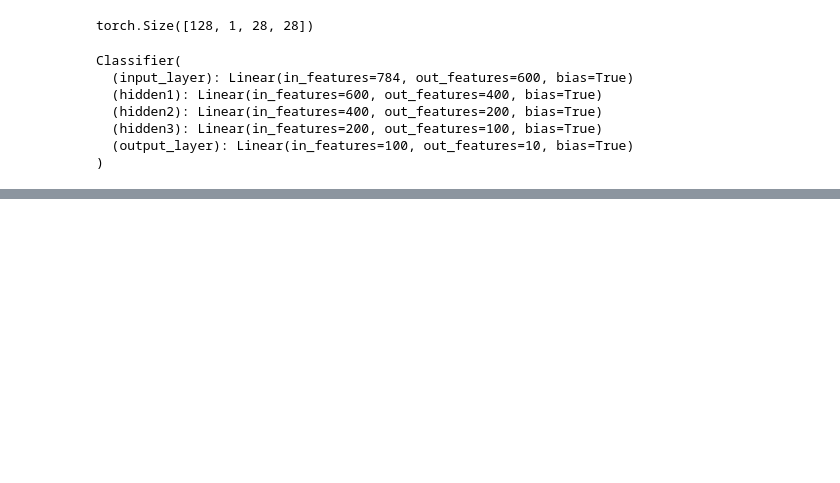
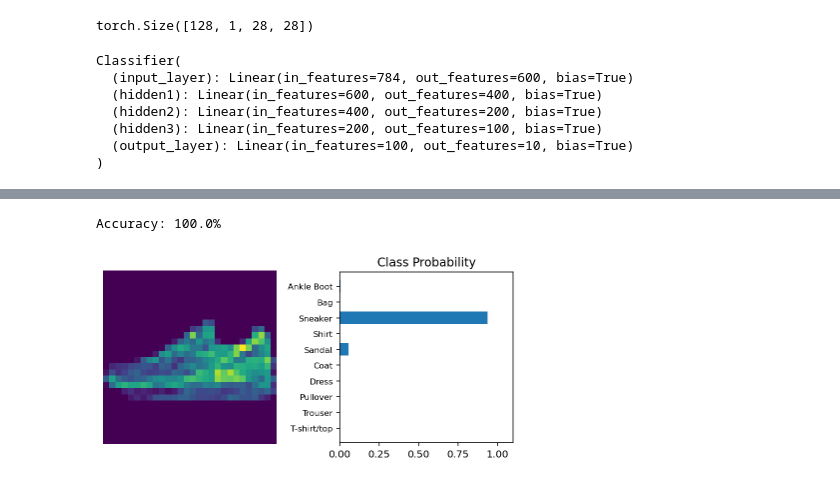
Before and after one commit to nagarjuna-de/Fashion-MNIST, a Jupyter notebook: jupyter_notebook/test.ipynb, the cells around one changed output, grey strips where cells are left out. Drawn from its saved outputs; the diff is of its cells as text; code cells hidden in the pictures; blank space fills up the shorter version.

```diff
--- a/jupyter_notebook/test.ipynb
+++ b/jupyter_notebook/test.ipynb
@@ -191,0 +236,20 @@ view_classify(img.view(1, 28, 28), ps)
+# %%
+images, labels = next(iter(testloader))
+
+img = images[42].view(1,784)
+# Turn off gradients to speed up this part
+with T.no_grad():
+    logits = model.forward(img)
+
+# Accuracy
+ps = F.softmax(logits, dim=1)
+top_p, top_class = ps.topk(k=1, dim=1)
+equals = top_class == labels[42].view(*top_class.shape)
+misclassified = [index for index,value in enumerate(equals) if value.item() is False]
+accuracy = T.mean(equals.type(T.FloatTensor))
+print(f'Accuracy: {accuracy.item()*100}%')
+
+view_classify(img, ps, version='Fashion')
+# %% [output]
+Accuracy: 100.0%
+[figure, added]
```
Also changed, not shown: parts of 9 cells of this notebook, 17 other files.
